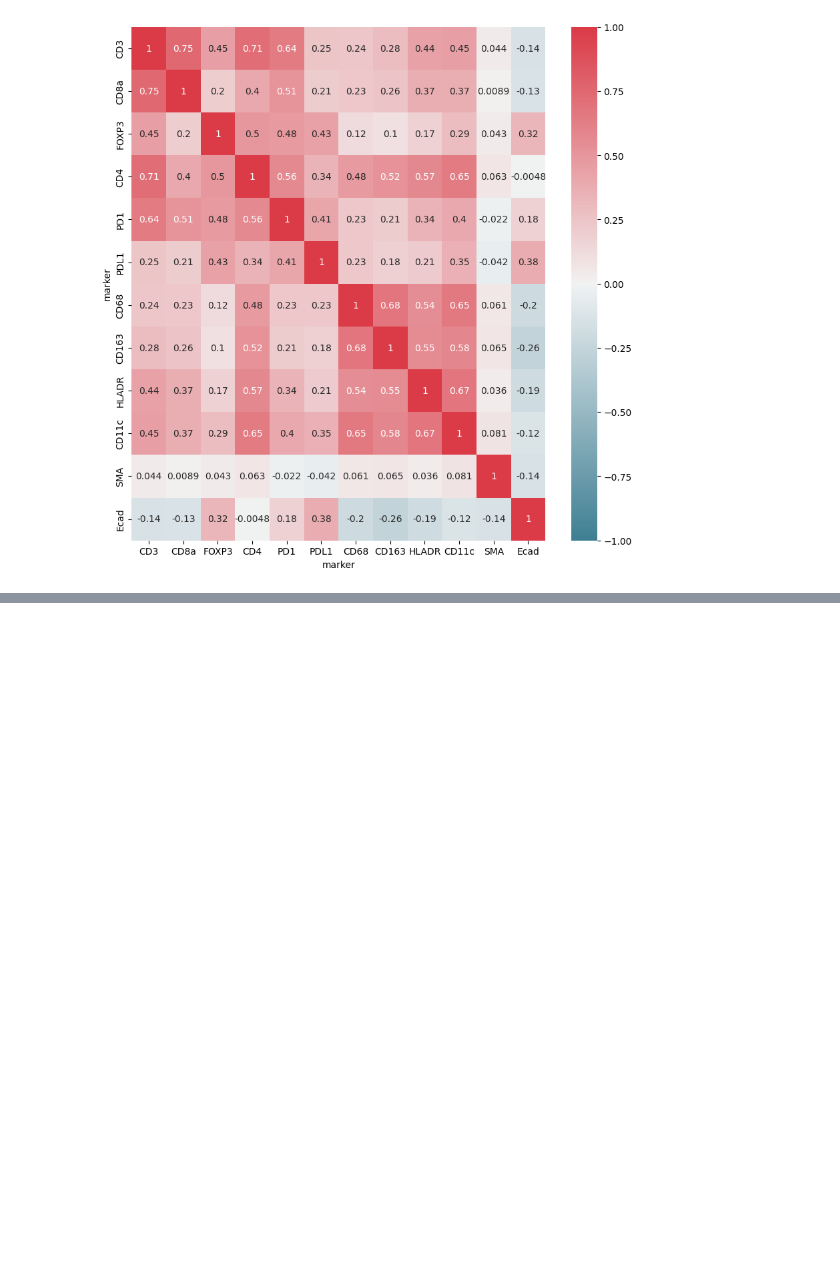
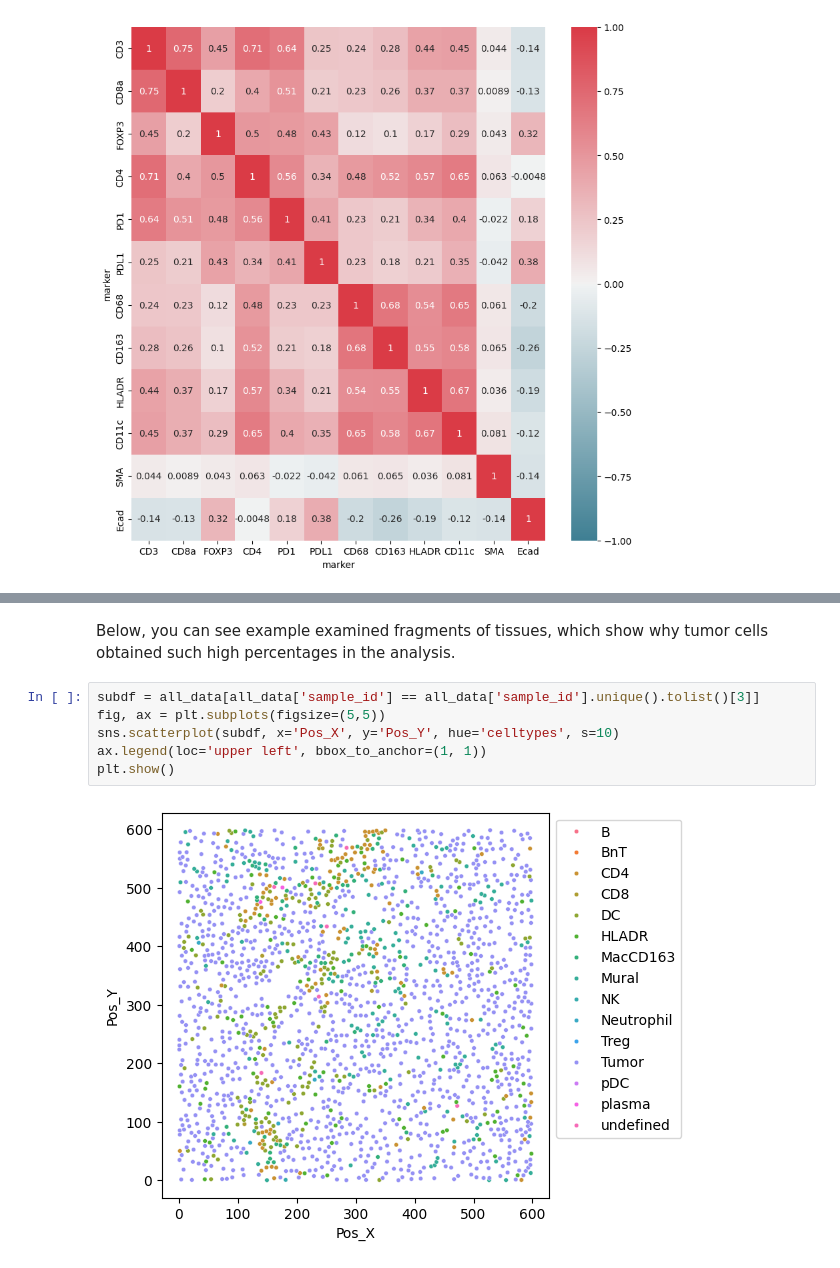
Before and after one commit to wtrawinska/Deep_learning_project, a Jupyter notebook: eda_roksana.ipynb, the cells around one changed output, grey strips where cells are left out. Cells and saved outputs as stored; diff of their text form; blank space fills up the shorter version.

```diff
--- a/eda_roksana.ipynb
+++ b/eda_roksana.ipynb
@@ -348,0 +370,10 @@ From those correlation coefficients we may infere some biological and clinical i
+# %% [markdown]
+Below, you can see example examined fragments of tissues, which show why tumor cells obtained such high percentages in the analysis.
+# %%
+subdf = all_data[all_data['sample_id'] == all_data['sample_id'].unique().tolist()[3]]
+fig, ax = plt.subplots(figsize=(5,5))
+sns.scatterplot(subdf, x='Pos_X', y='Pos_Y', hue='celltypes', s=10)
+ax.legend(loc='upper left', bbox_to_anchor=(1, 1))
+plt.show()
+# %% [output]
+[figure, added]
```
Also changed, not shown: parts of 8 cells of this notebook.
